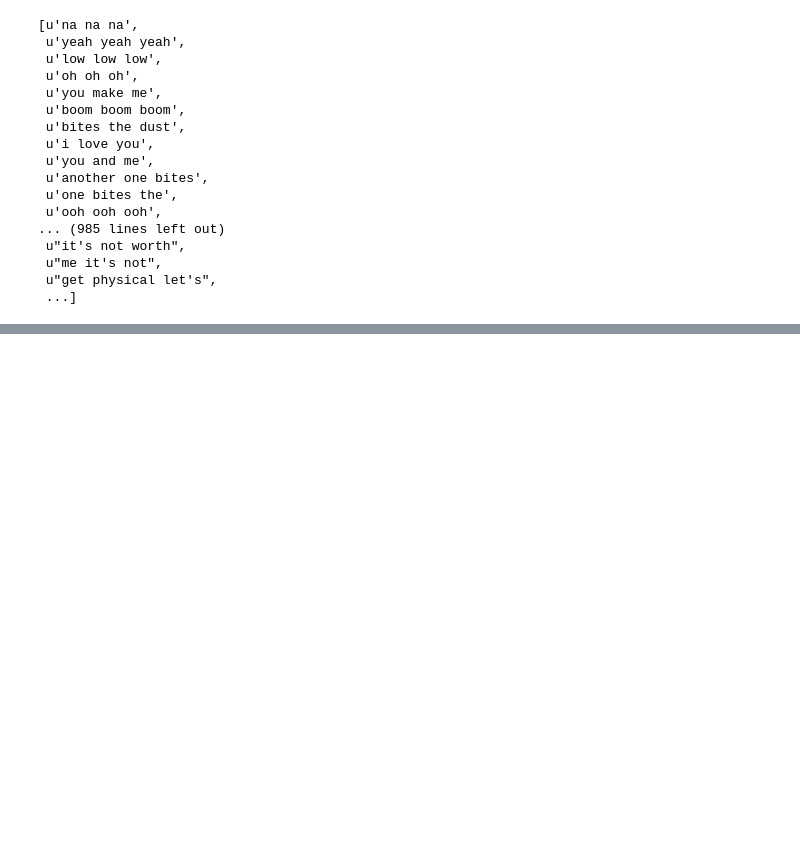
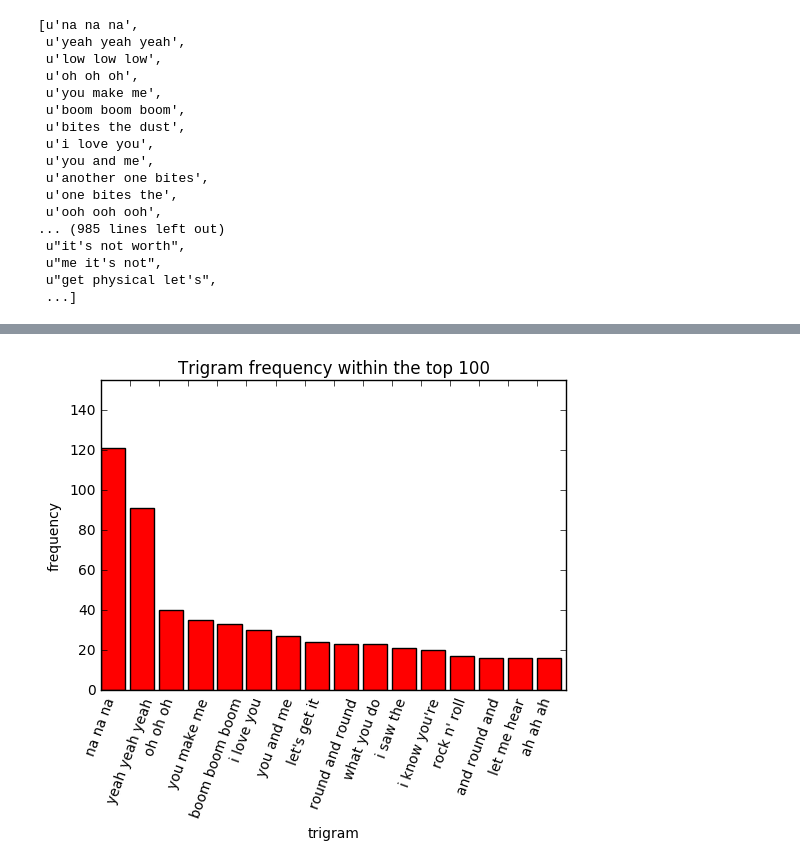
Before and after one commit to sssantos/141bravo, a Jupyter notebook: NGRAMS.ipynb, the cells around one changed output, grey strips where cells are left out. Saved outputs shown, nothing was run; the diff lists cells and outputs as text; code cells hidden in the pictures; blank space fills up the shorter version.

```diff
--- a/NGRAMS.ipynb
+++ b/NGRAMS.ipynb
@@ -208,0 +202,12 @@ pd.DataFrame(shared_trigrams).sort_values(by="songs", ascending = False)
+# %%
+tri_by_freq_y = list(tri_by_freq["freq"])[0:16]
+plt.bar(range(16), tri_by_freq_y, 1/1.2, color = "red")
+plt.xticks(range(16), list(tri_by_freq["trigram"])[0:16])
+plt.xticks(rotation = 70)
+plt.ylim([0,155])
+plt.xlabel("trigram")
+plt.ylabel("frequency")
+plt.title("Trigram frequency within the top 100")
+plt.show()
+# %% [output]
+[figure, added]
```
Also changed, not shown: parts of 6 cells of this notebook, 2 other files.
